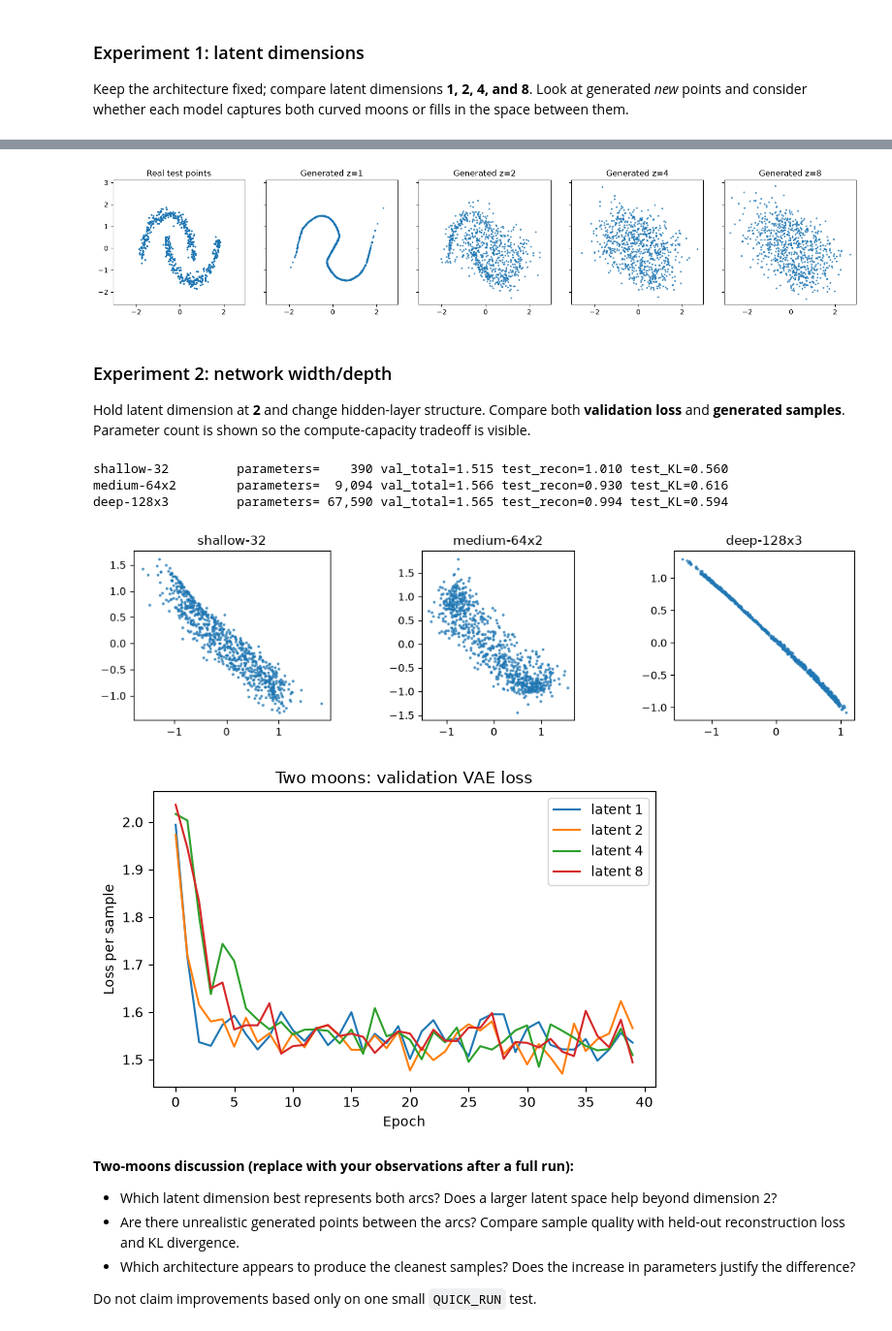
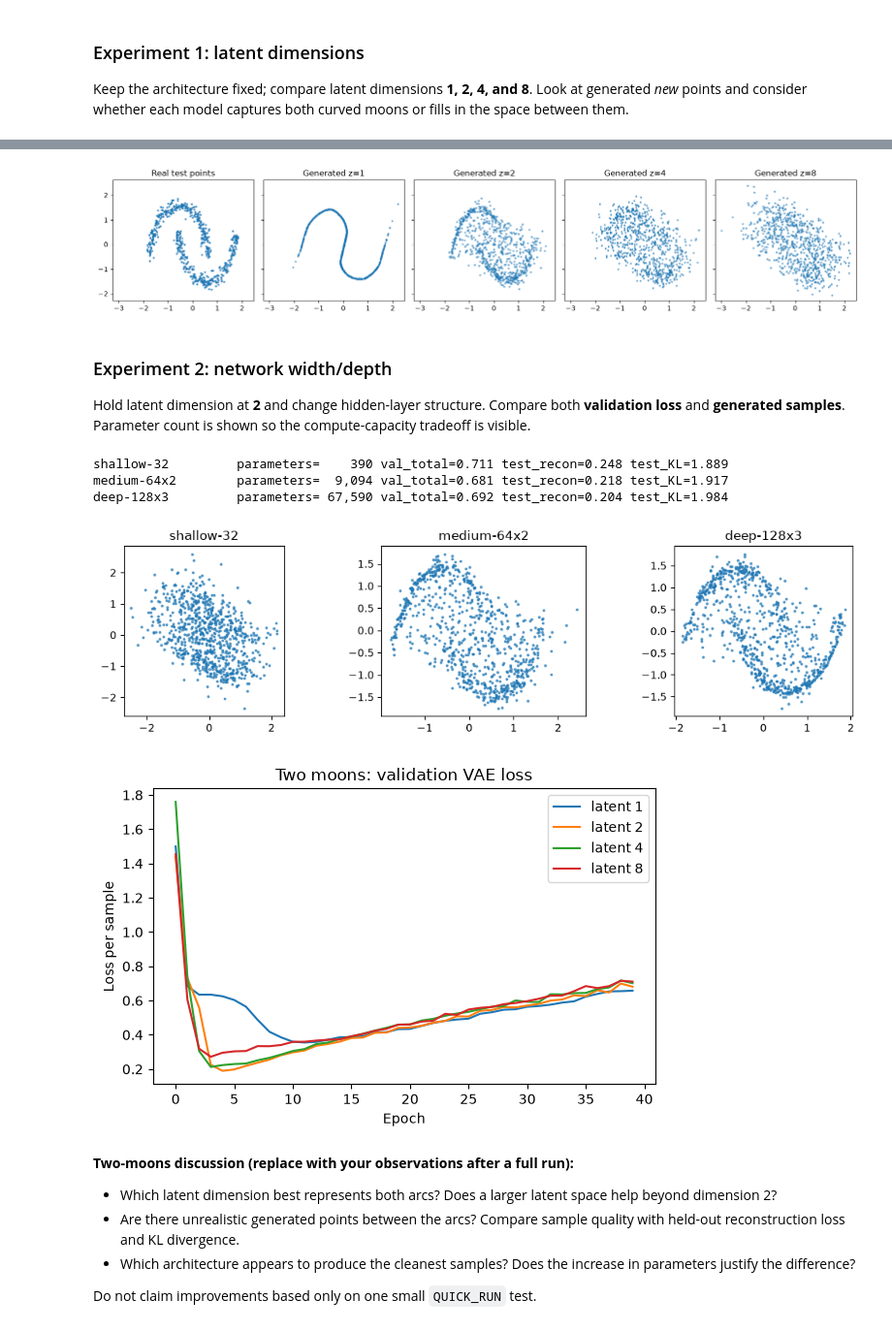
Before and after one commit to jvtricking/CS6956-VAE, a Jupyter notebook: VAE_Assignment_Experiments.ipynb, the cells around one changed output, grey strips where cells are left out. Shown at 97% size. Saved outputs shown, nothing was run; the diff lists cells and outputs as text; code cells hidden in the pictures.

Commit message:
added KL annealing and found good max beta value

```diff
--- a/VAE_Assignment_Experiments.ipynb
+++ b/VAE_Assignment_Experiments.ipynb
@@ -161,10 +161,11 @@ def evaluate_model(model, data_loader, beta=1.0, binary_images=False, optimizer=
 
 
 def fit_model(model, training_loader, validation_loader, epochs, learning_rate=1e-3,
-              beta=1.0, binary_images=False):
+              max_beta=1.0, binary_images=False):
     optimizer = torch.optim.Adam(model.parameters(), lr=learning_rate)
     history = []
     for epoch in range(epochs):
+        beta = max_beta * (epoch + 1) / epochs
         training_metrics = evaluate_model(model, training_loader, beta, binary_images, optimizer)
         validation_metrics = evaluate_model(model, validation_loader, beta, binary_images)
         history.append([*training_metrics, *validation_metrics])
@@ -183,7 +184,8 @@ def print_metrics(name, model, history, test_loader, binary_images=False):
 
 Keep the architecture fixed; compare latent dimensions **1, 2, 4, and 8**. Look at generated *new* points and consider whether each model captures both curved moons or fills in the space between them.
 # %%
-MOON_EPOCHS = 5 if QUICK_RUN else 30
+MOON_EPOCHS = 5 if QUICK_RUN else 40
+MAX_BETA = 0.25
 moon_latent_sizes = [1, 2, 4, 8]
 moon_models = {}
 moon_histories = {}
@@ -191,7 +193,7 @@ moon_histories = {}
 for latent_dimensions in moon_latent_sizes:
     torch.manual_seed(SEED)
     model = VariationalAutoencoder(2, latent_dimensions, hidden_layers=(64, 64)).to(DEVICE)
-    history = fit_model(model, moon_train_loader, moon_validation_loader, MOON_EPOCHS, beta=0.1)
+    history = fit_model(model, moon_train_loader, moon_validation_loader, MOON_EPOCHS, max_beta=MAX_BETA)
     moon_models[latent_dimensions] = model
     moon_histories[latent_dimensions] = history
     print_metrics(f"Moon latent {latent_dimensions}", model, history, moon_test_loader)
@@ -236,7 +238,7 @@ fig.tight_layout()
 fig.savefig(OUTPUT_DIRECTORY / "moons_latent_samples.png", dpi=150)
 plt.show()
 # %% [output]
-[figure, old version]
+[figure, new version]
 # %% [markdown]
 ### Experiment 2: network width/depth
 
@@ -244,33 +246,33 @@ Hold latent dimension at **2** and change hidden-layer structure. Compare both *
 # %%
 moon_architectures = {"shallow-32": (32,), "medium-64x2": (64, 64), "deep-128x3": (128, 128, 128)}
 moon_architecture_results = {}
 fig, axes = plt.subplots(1, len(moon_architectures), figsize=(11, 3))
 for axis, (architecture_name, hidden_layers) in zip(axes, moon_architectures.items()):
     torch.manual_seed(SEED)
     model = VariationalAutoencoder(2, 2, hidden_layers=hidden_layers).to(DEVICE)
-    history = fit_model(model, moon_train_loader, moon_validation_loader, MOON_EPOCHS)
+    history = fit_model(model, moon_train_loader, moon_validation_loader, MOON_EPOCHS, max_beta=MAX_BETA)
     moon_architecture_results[architecture_name] = (model, history)
     print_metrics(architecture_name, model, history, moon_test_loader)
     samples = model.generate(800).cpu().numpy()
     axis.scatter(samples[:, 0], samples[:, 1], s=3, alpha=0.65)
     axis.set_title(architecture_name)
     axis.set_aspect("equal", adjustable="box")
 fig.tight_layout()
 fig.savefig(OUTPUT_DIRECTORY / "moons_architecture_samples.png", dpi=150)
 plt.show()
 
 plt.figure(figsize=(6, 4))
 for latent_dimensions, history in moon_histories.items():
     plt.plot(history[:, 3], label=f"latent {latent_dimensions}")
 plt.title("Two moons: validation VAE loss")
 plt.xlabel("Epoch"); plt.ylabel("Loss per sample"); plt.legend()
 plt.tight_layout(); plt.show()
 # %% [output]
-shallow-32         parameters=    390 val_total=1.515 test_recon=1.010 test_KL=0.560
-medium-64x2        parameters=  9,094 val_total=1.566 test_recon=0.930 test_KL=0.616
-deep-128x3         parameters= 67,590 val_total=1.565 test_recon=0.994 test_KL=0.594
+shallow-32         parameters=    390 val_total=0.711 test_recon=0.248 test_KL=1.889
+medium-64x2        parameters=  9,094 val_total=0.681 test_recon=0.218 test_KL=1.917
+deep-128x3         parameters= 67,590 val_total=0.692 test_recon=0.204 test_KL=1.984
-[figure, old version]
+[figure, new version]
-[figure, old version]
+[figure, new version]
 # %% [markdown]
 **Two-moons discussion (replace with your observations after a full run):**
 
```
Also changed, not shown: parts of 4 cells of this notebook, 12 other files.
